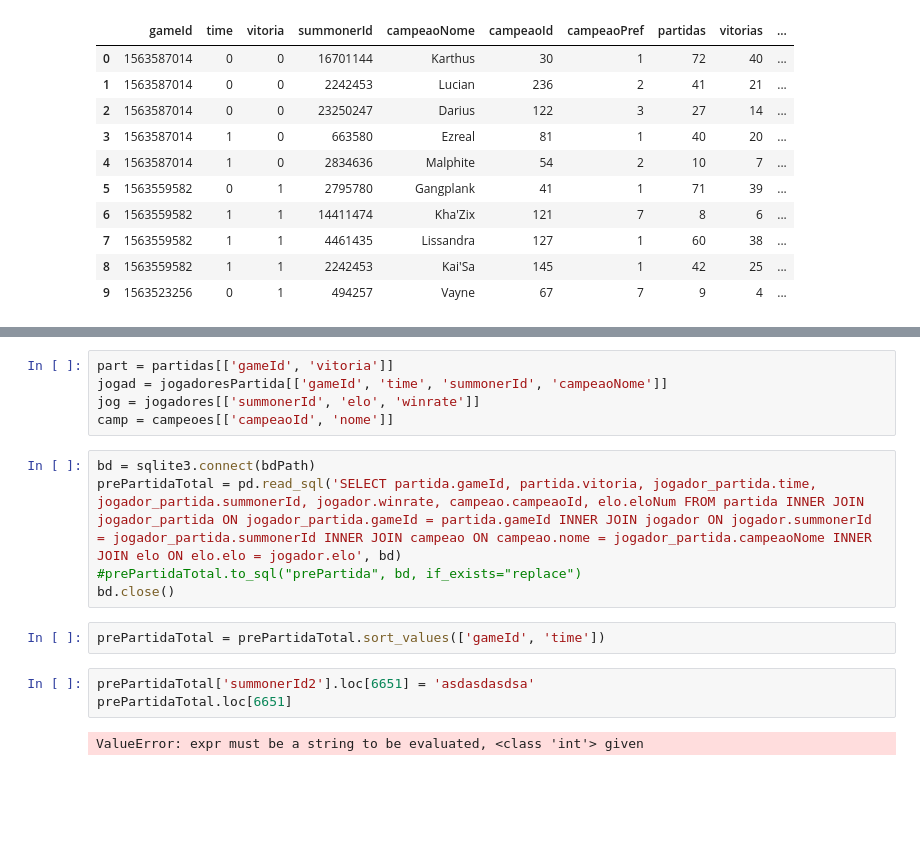
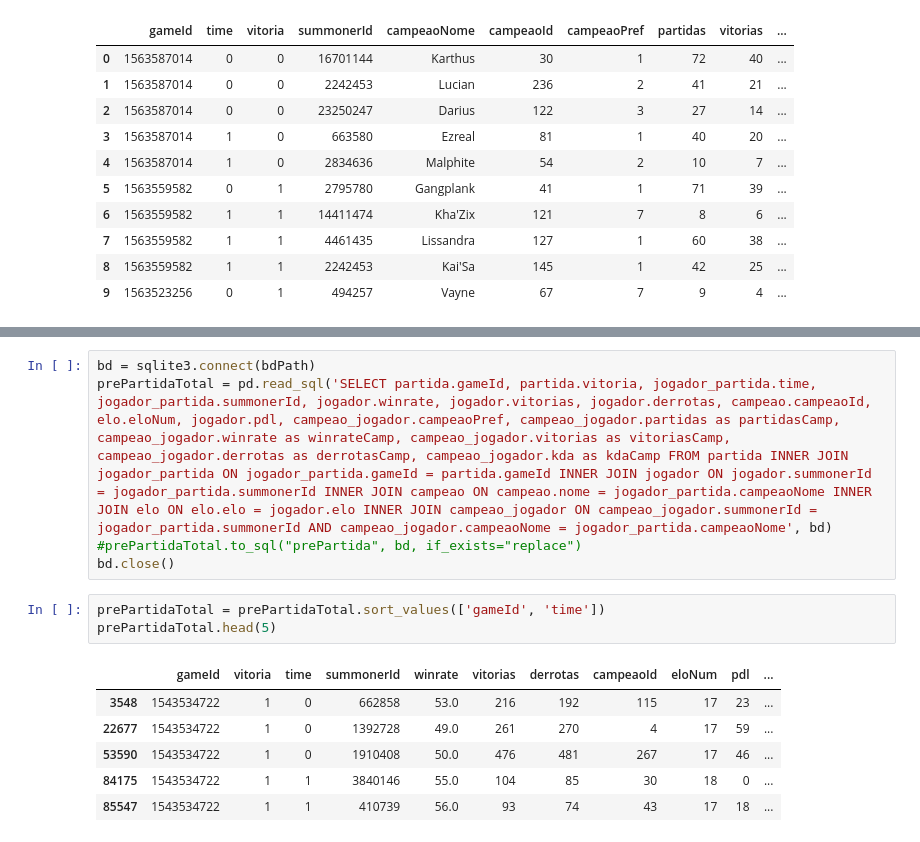
Before and after one commit to mgiovani/TopicosIC, a Jupyter notebook: Em Grupo/Trabalho Final/AnaliseDados/Analise.ipynb, the cells around one changed output, grey strips where cells are left out. Saved outputs shown, nothing was run; the diff lists cells and outputs as text; blank space fills up the shorter version.

```diff
--- a/Em Grupo/Trabalho Final/AnaliseDados/Analise.ipynb
+++ b/Em Grupo/Trabalho Final/AnaliseDados/Analise.ipynb
@@ -235,17 +244,15 @@ weighted avg       0.26      0.51      0.34     55449
-# %%
-part = partidas[['gameId', 'vitoria']]
-jogad = jogadoresPartida[['gameId', 'time', 'summonerId', 'campeaoNome']]
-jog = jogadores[['summonerId', 'elo', 'winrate']]
-camp = campeoes[['campeaoId', 'nome']]
 # %%
 bd = sqlite3.connect(bdPath)
-prePartidaTotal = pd.read_sql('SELECT partida.gameId, partida.vitoria, jogador_partida.time, jogador_partida.summonerId, jogador.winrate, campeao.campeaoId, elo.eloNum FROM partida INNER JOIN jogador_partida ON jogador_partida.gameId = partida.gameId INNER JOIN jogador ON jogador.summonerId = jogador_partida.summonerId INNER JOIN campeao ON campeao.nome = jogador_partida.campeaoNome INNER JOIN elo ON elo.elo = jogador.elo', bd)
+prePartidaTotal = pd.read_sql('SELECT partida.gameId, partida.vitoria, jogador_partida.time, jogador_partida.summonerId, jogador.winrate, jogador.vitorias, jogador.derrotas, campeao.campeaoId, elo.eloNum, jogador.pdl, campeao_jogador.campeaoPref, campeao_jogador.partidas as partidasCamp, campeao_jogador.winrate as winrateCamp, campeao_jogador.vitorias as vitoriasCamp, campeao_jogador.derrotas as derrotasCamp, campeao_jogador.kda as kdaCamp FROM partida INNER JOIN jogador_partida ON jogador_partida.gameId = partida.gameId INNER JOIN jogador ON jogador.summonerId = jogador_partida.summonerId INNER JOIN campeao ON campeao.nome = jogador_partida.campeaoNome INNER JOIN elo ON elo.elo = jogador.elo INNER JOIN campeao_jogador ON campeao_jogador.summonerId = jogador_partida.summonerId AND campeao_jogador.campeaoNome = jogador_partida.campeaoNome', bd)
 #prePartidaTotal.to_sql("prePartida", bd, if_exists="replace")
 bd.close()
 # %%
 prePartidaTotal = prePartidaTotal.sort_values(['gameId', 'time'])
+prePartidaTotal.head(5)
+# %% [output]
+|  | gameId | vitoria | time | summonerId | winrate | vitorias | derrotas | campeaoId | eloNum | pdl | ... |
+| 3548 | 1543534722 | 1 | 0 | 662858 | 53.0 | 216 | 192 | 115 | 17 | 23 | ... |
+| 22677 | 1543534722 | 1 | 0 | 1392728 | 49.0 | 261 | 270 | 4 | 17 | 59 | ... |
+| 53590 | 1543534722 | 1 | 0 | 1910408 | 50.0 | 476 | 481 | 267 | 17 | 46 | ... |
+| 84175 | 1543534722 | 1 | 1 | 3840146 | 55.0 | 104 | 85 | 30 | 18 | 0 | ... |
+| 85547 | 1543534722 | 1 | 1 | 410739 | 56.0 | 93 | 74 | 43 | 17 | 18 | ... |
-# %%
-prePartidaTotal['summonerId2'].loc[6651] = 'asdasdasdsa'
-prePartidaTotal.loc[6651]
-# %% [output]
-ValueError: expr must be a string to be evaluated, <class 'int'> given
```
Also changed, not shown: parts of 20 cells of this notebook, 3 other files.
